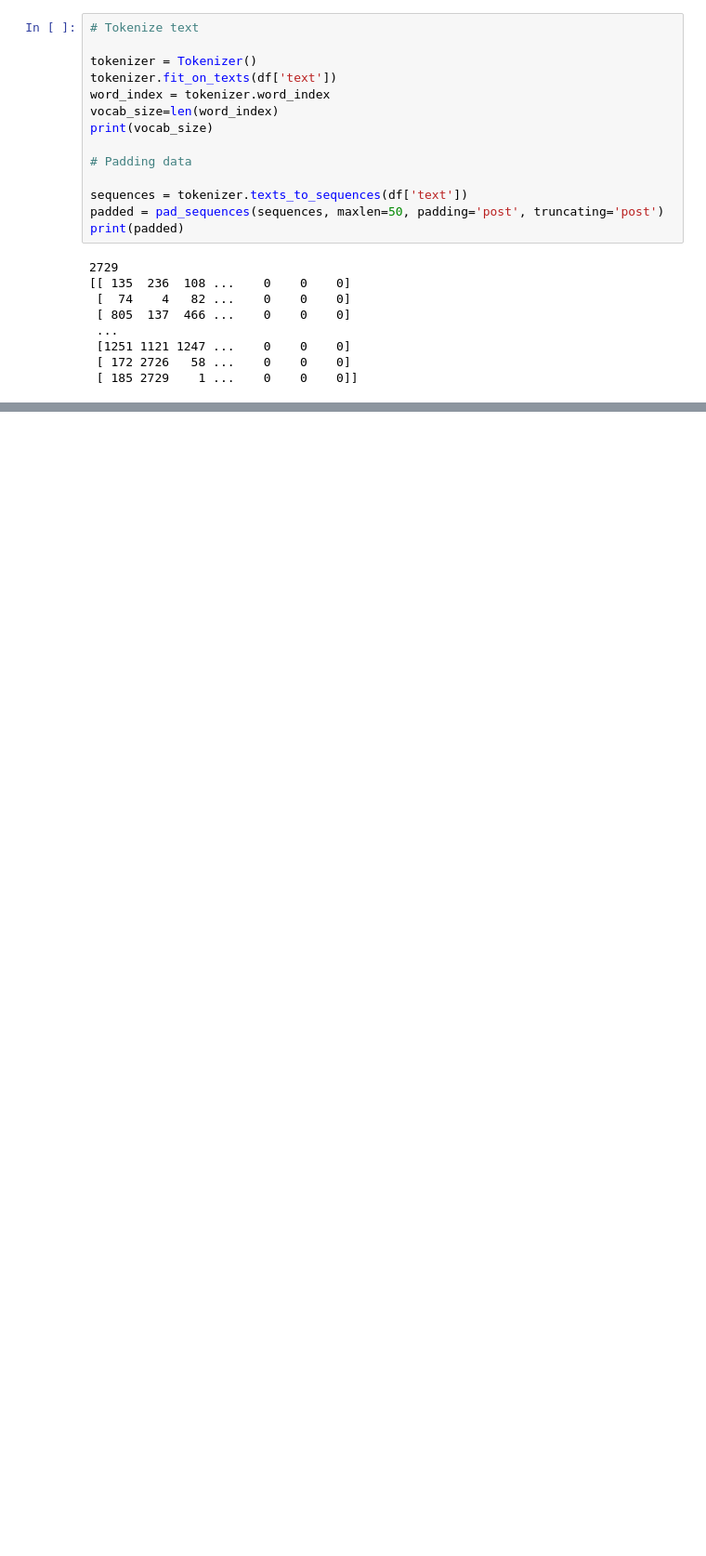
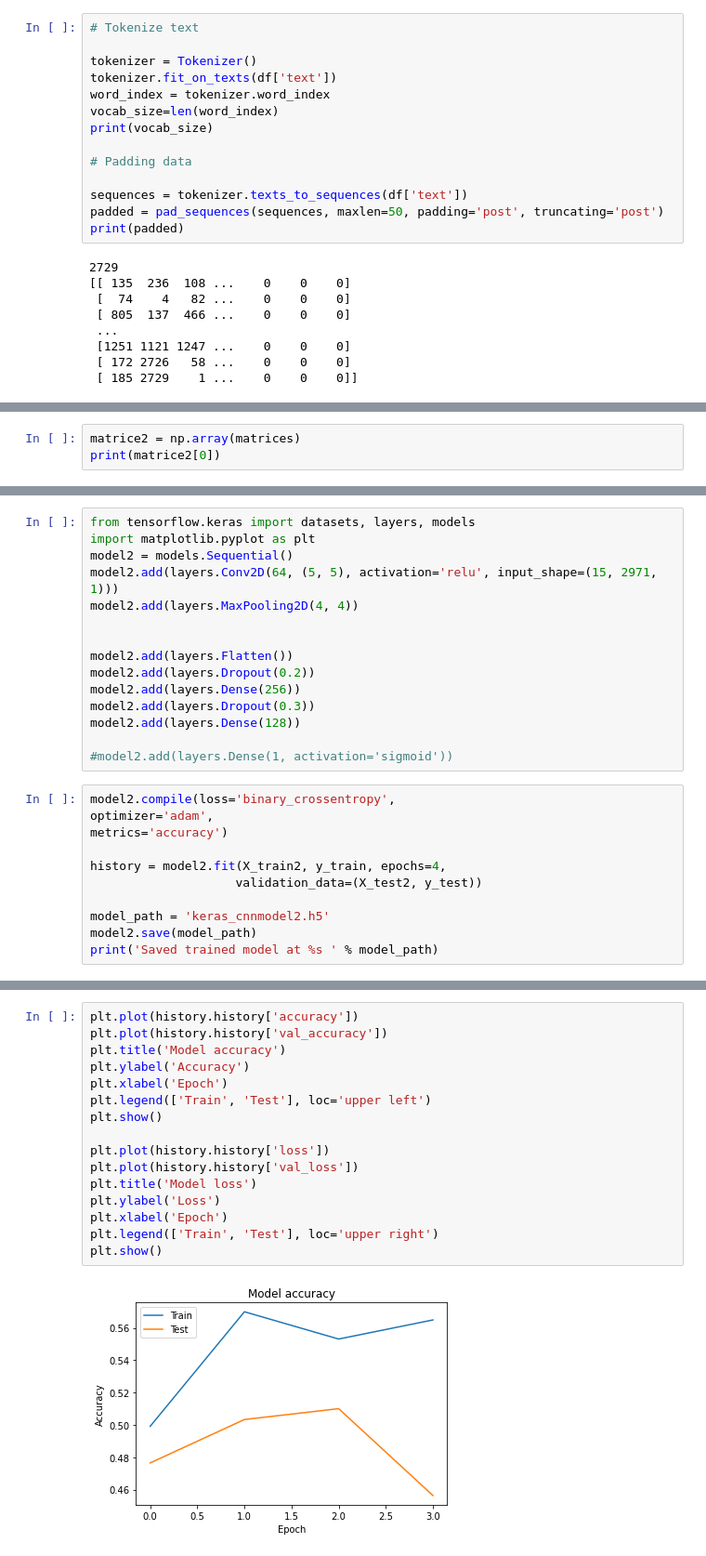
Before and after one commit to lzrpotato/predictive_data, a Jupyter notebook: code_eva/FakeNewsClassifier.ipynb, the cells around one changed output, grey strips where cells are left out. Shown at 93% size. Saved outputs shown, nothing was run; the diff lists cells and outputs as text; blank space fills up the shorter version.

```diff
--- a/code_eva/FakeNewsClassifier.ipynb
+++ b/code_eva/FakeNewsClassifier.ipynb
@@ -258,0 +410,3 @@ sns.heatmap(cm, annot=True, fmt='d')
+# %%
+matrice2 = np.array(matrices)
+print(matrice2[0])
@@ -258,0 +436,26 @@ sns.heatmap(cm, annot=True, fmt='d')
+# %%
+from tensorflow.keras import datasets, layers, models
+import matplotlib.pyplot as plt
+model2 = models.Sequential()
+model2.add(layers.Conv2D(64, (5, 5), activation='relu', input_shape=(15, 2971, 1)))
+model2.add(layers.MaxPooling2D(4, 4))
+
+
+model2.add(layers.Flatten())
+model2.add(layers.Dropout(0.2))
+model2.add(layers.Dense(256))
+model2.add(layers.Dropout(0.3))
+model2.add(layers.Dense(128))
+
+#model2.add(layers.Dense(1, activation='sigmoid'))
+# %%
+model2.compile(loss='binary_crossentropy',
+optimizer='adam',
+metrics='accuracy')
+
+history = model2.fit(X_train2, y_train, epochs=4,
+                    validation_data=(X_test2, y_test))
+
+model_path = 'keras_cnnmodel2.h5'
+model2.save(model_path)
+print('Saved trained model at %s ' % model_path)
@@ -258,0 +472,18 @@ sns.heatmap(cm, annot=True, fmt='d')
+# %%
+plt.plot(history.history['accuracy'])
+plt.plot(history.history['val_accuracy'])
+plt.title('Model accuracy')
+plt.ylabel('Accuracy')
+plt.xlabel('Epoch')
+plt.legend(['Train', 'Test'], loc='upper left')
+plt.show()
+
+plt.plot(history.history['loss'])
+plt.plot(history.history['val_loss'])
+plt.title('Model loss')
+plt.ylabel('Loss')
+plt.xlabel('Epoch')
+plt.legend(['Train', 'Test'], loc='upper right')
+plt.show()
+# %% [output]
+[figure, added]
```
Also changed, not shown: parts of 30 cells of this notebook.
